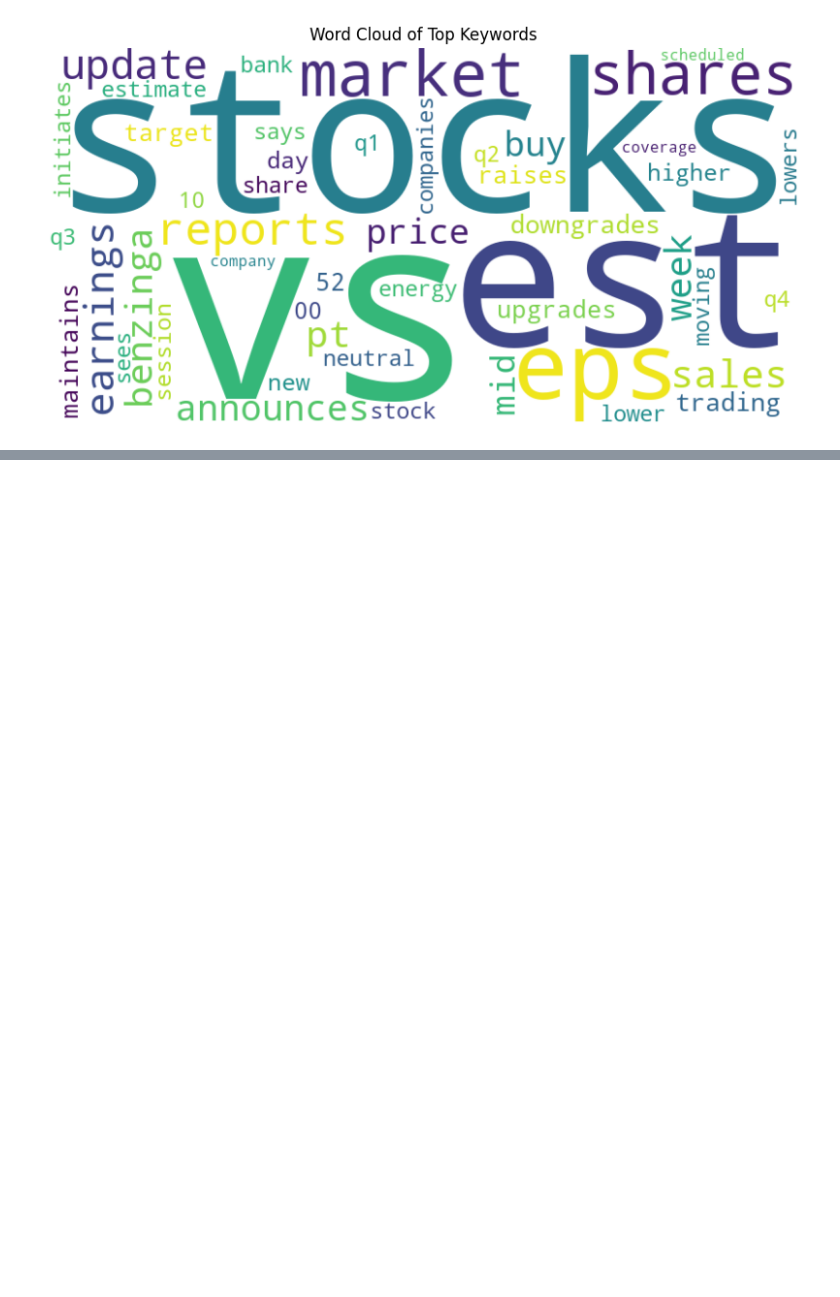
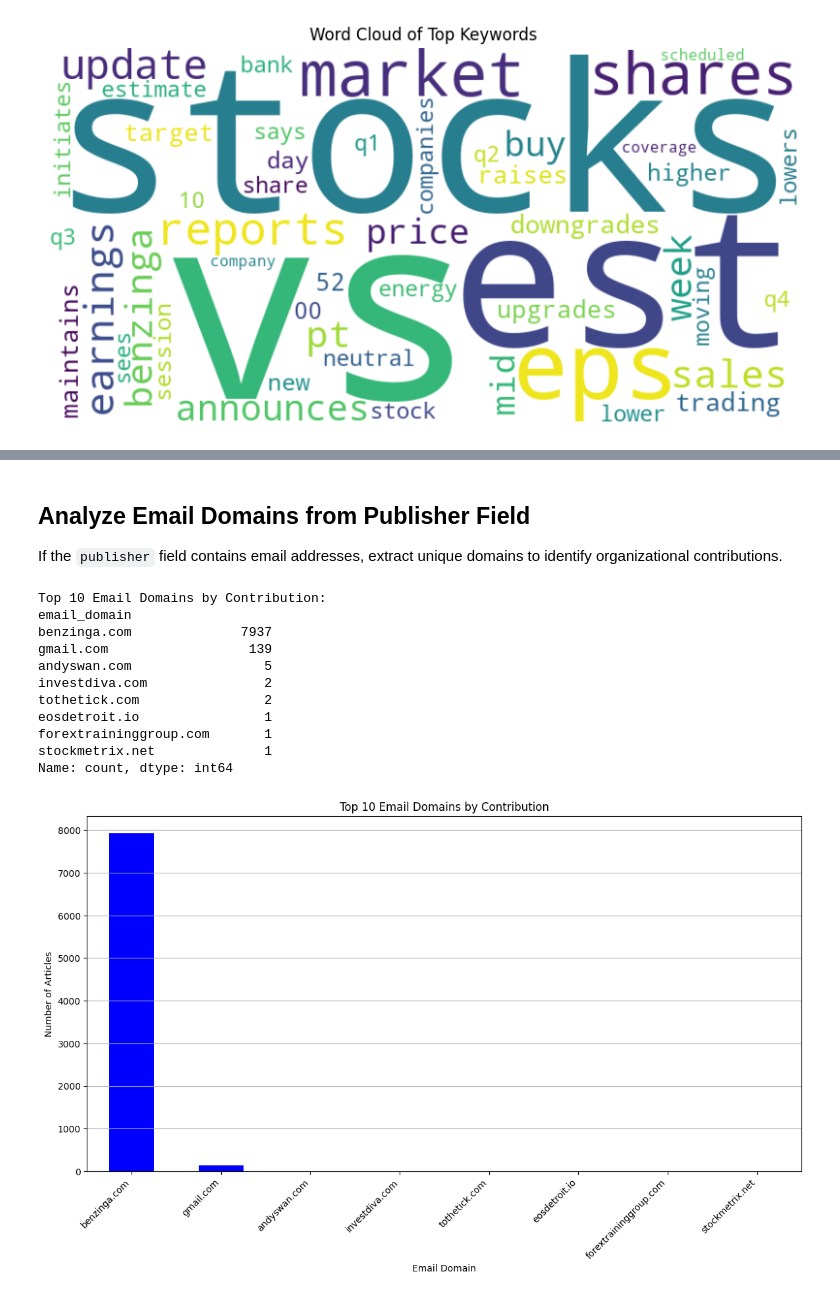
Before and after one commit to leulged/financial-news-analysis, a Jupyter notebook: notebooks/eda_task1.ipynb, the cells around one changed output, grey strips where cells are left out. Saved outputs shown, nothing was run; the diff lists cells and outputs as text; code cells hidden in the pictures; blank space fills up the shorter version.

```diff
--- a/notebooks/eda_task1.ipynb
+++ b/notebooks/eda_task1.ipynb
@@ -266,0 +378,39 @@ plt.show()
+# %% [markdown]
+## Analyze Email Domains from Publisher Field
+If the `publisher` field contains email addresses, extract unique domains to identify organizational contributions.
+# %%
+# Filter rows where the publisher field appears to be an email address
+email_publishers = data['publisher'].str.contains('@', na=False)
+
+# Extract domains from email addresses
+data['email_domain'] = data['publisher'].str.extract(r'@([\w\.-]+)')
+
+# Count the contributions by domain
+domain_counts = data['email_domain'].value_counts()
+
+# Display the top 10 email domains
+print("Top 10 Email Domains by Contribution:")
+print(domain_counts.head(10))
+
+# Plot the contributions of the top email domains
+plt.figure(figsize=(14, 7))
+domain_counts.head(10).plot(kind='bar', color='blue')
+plt.title('Top 10 Email Domains by Contribution')
+plt.xlabel('Email Domain')
+plt.ylabel('Number of Articles')
+plt.xticks(rotation=45, ha='right')
+plt.grid(axis='y')
+plt.show()
+# %% [output]
+Top 10 Email Domains by Contribution:
+email_domain
+benzinga.com              7937
+gmail.com                  139
+andyswan.com                 5
+investdiva.com               2
+tothetick.com                2
+eosdetroit.io                1
+forextraininggroup.com       1
+stockmetrix.net              1
+Name: count, dtype: int64
+[figure, added]
```
Also changed, not shown: parts of 11 cells of this notebook, 8 other files.
